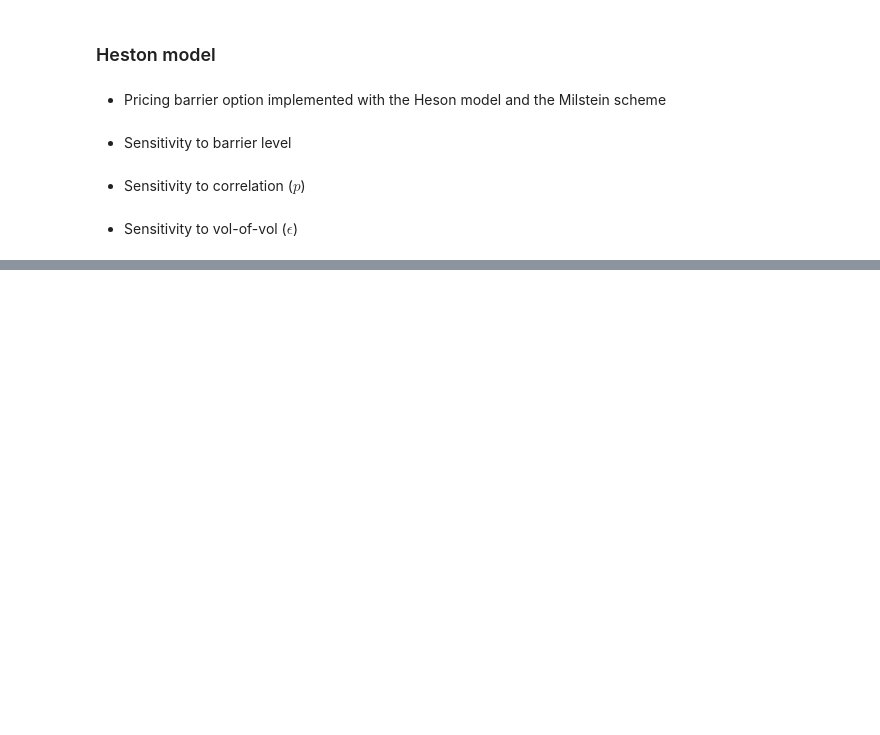
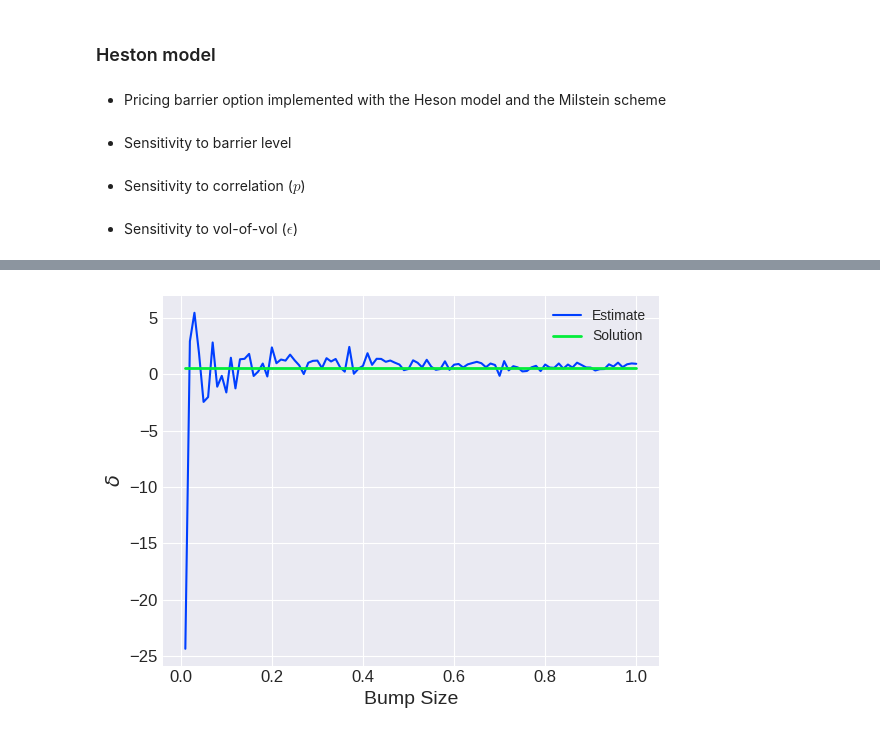
Before and after one commit to DKLEINLEUNK/MCOptionPricer, a Jupyter notebook: results.ipynb, the cells around one changed output, grey strips where cells are left out. Cells and saved outputs as stored; diff of their text form; code cells hidden in the pictures; blank space fills up the shorter version.

```diff
--- a/results.ipynb
+++ b/results.ipynb
@@ -88,0 +104,12 @@ sensitivityAnalysis.vol_of_vol_sensitivity()
+# %%
+model_params = {
+    'S0': 100,
+    'K': 99,
+    'T': 1,
+    'r': 0.06,
+    'sigma': 0.2,
+    'simulations': 10_000,
+    'time_steps': 252
+}
+# %%
+analytical_delta = hedge_parameter_black_scholes(**model_params)
@@ -88,0 +130,8 @@ sensitivityAnalysis.vol_of_vol_sensitivity()
+# %%
+bump_sizes = np.linspace(0.01, 1, 100)
+
+estimates = []
+for bump_size in bump_sizes:
+    estimator = Delta(option=EUCall, params=model_params)
+    delta = estimator.bump_and_revalue(bump_size)
+    estimates.append(delta)
@@ -88,0 +156,22 @@ sensitivityAnalysis.vol_of_vol_sensitivity()
+# %%
+plt.style.use('seaborn-v0_8-bright')
+plt.style.use('seaborn-v0_8-darkgrid')
+
+# import pandas as pd
+
+# bump_sizes = np.linspace(0.01, 1, 100)
+
+# data = pd.read_csv('data/csv_q3_geometric_estimates_over_N.csv')
+
+# estimates = data['EST']
+
+plt.plot(bump_sizes, estimates, linestyle='-', linewidth=1.5, label='Estimate')
+plt.plot(bump_sizes, [analytical_delta]*len(bump_sizes), linestyle='-', linewidth=2, label='Solution')
+plt.xlabel('Bump Size', fontsize=14)
+plt.ylabel('$\\delta$', fontsize=14)
+plt.xticks(fontsize=12)
+plt.yticks(fontsize=12)
+plt.legend()
+plt.show()
+# %% [output]
+[figure, added]
```
Also changed, not shown: parts of 48 cells of this notebook, 10 other files.
